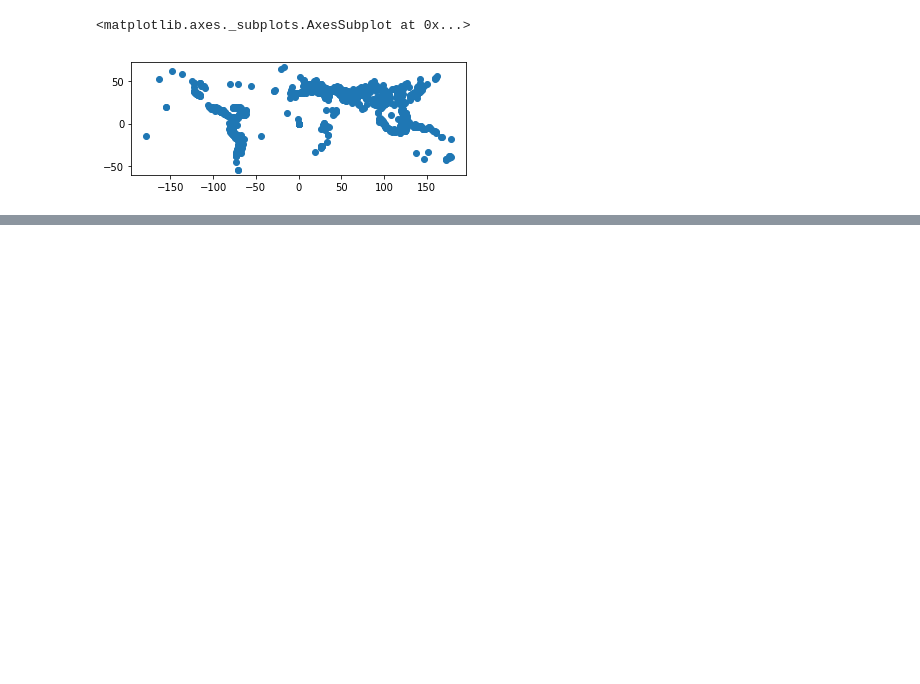
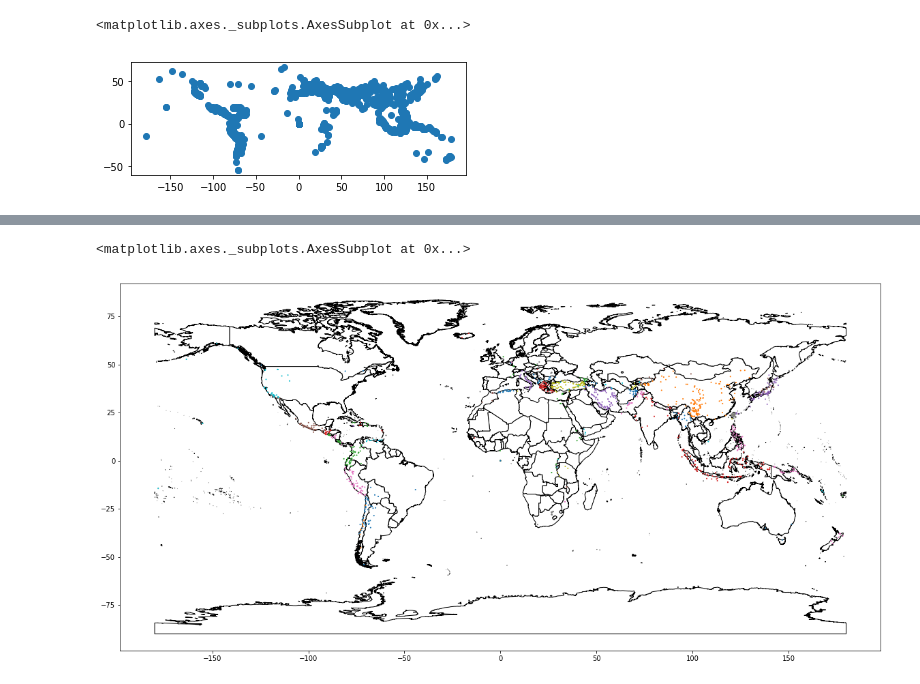
Before and after one commit to smitamisra/StrikingRobo_Earthquakes, a Jupyter notebook: TP_DQ3.ipynb, the cells around one changed output, grey strips where cells are left out. Saved outputs shown, nothing was run; the diff lists cells and outputs as text; code cells hidden in the pictures; blank space fills up the shorter version.

Commit message:
Added in the countries geojson, and also was able to plot out the different points from the earthquakes over the continents.

```diff
--- a/TP_DQ3.ipynb
+++ b/TP_DQ3.ipynb
@@ -163,3 +165,6 @@ gdf.plot()
 # %% [output]
 <matplotlib.axes._subplots.AxesSubplot at 0x...>
 [figure]
+# %%
+countries_df = gpd.read_file('data/countries.geojson')
+countries_df.head()
@@ -165,0 +178,7 @@ gdf.plot()
+# %%
+countries = countries_df.plot(color='white', edgecolor='black', figsize = (20, 20))
+
+gdf.plot(ax=countries, markersize=1, figsize=(20, 20), column='Present-day country and link to Wikipedia article', label=True)
+# %% [output]
+<matplotlib.axes._subplots.AxesSubplot at 0x...>
+[figure, added]
```
Also changed, not shown: parts of 2 cells of this notebook, 6 other files.
